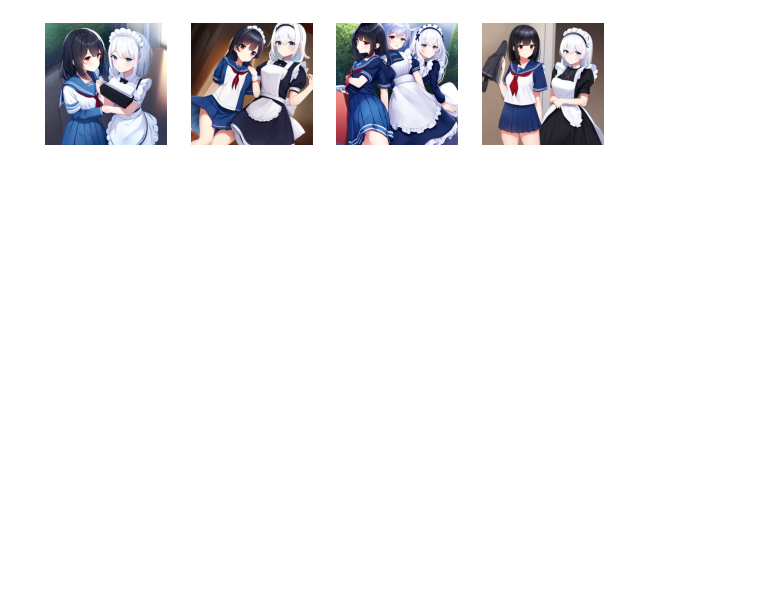
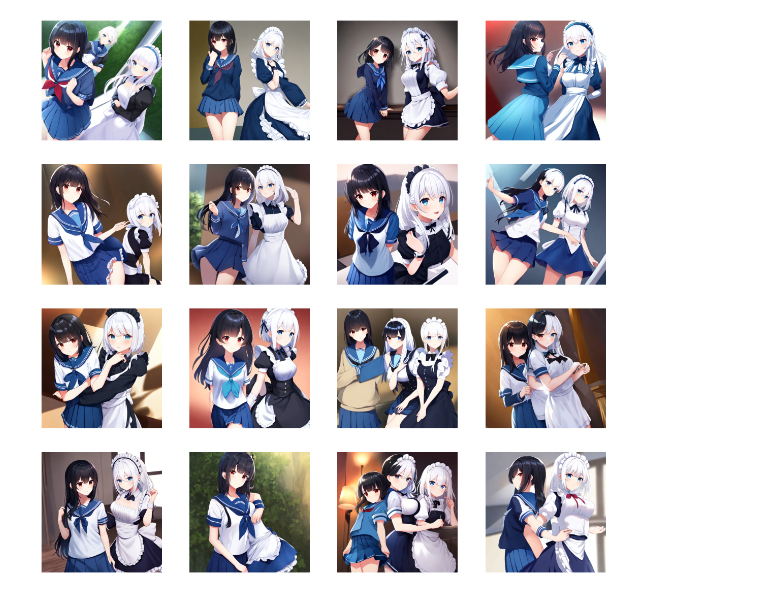
Before and after one commit to laksjdjf/sd_colabs, a Jupyter notebook: Attention_couple.ipynb, the cells around one changed output. Saved outputs shown, nothing was run; the diff lists cells and outputs as text; code cells hidden in the pictures; blank space fills up the shorter version.

```diff
--- a/Attention_couple.ipynb
+++ b/Attention_couple.ipynb
@@ -45,5 +49,7 @@ Requirement already satisfied: mypy-extensions>=0.3.0 in /usr/local/lib/python3.
 # %%
-#simple version
+#実装をわかりやすくするためのシンプルな画像生成パイプラインです
+#()[]やトークン長の拡張・CLIP skipはありません。
+#samplerもDDIMのみ
 
 import torch
 from diffusers import AutoencoderKL, DDIMScheduler, UNet2DConditionModel
@@ -55,21 +61,22 @@ from tqdm.notebook import tqdm
 
 class AttentionCoupleGenerator:
     def __init__(self,model_id, dtype=torch.float32, device="cuda"):
-        '''
-        model_id：diffusersモデルのパス/huggingfaceのリポジトリ
-        twoshot_weight：左右のプロンプトの強度（1で基本プロンプトは無視)
-        '''
+
         self.tokenizer = CLIPTokenizer.from_pretrained(model_id, subfolder='tokenizer')
         self.text_encoder = CLIPTextModel.from_pretrained(model_id, subfolder='text_encoder').eval().to(device, dtype=dtype)
+
         self.vae = AutoencoderKL.from_pretrained(model_id, subfolder='vae').eval().to(device, dtype=dtype)
+        self.vae.enable_slicing()
+
         self.unet = UNet2DConditionModel.from_pretrained(model_id, subfolder='unet').eval().to(device, dtype=dtype)
         self.unet.set_use_memory_efficient_attention_xformers(True)
-        self.vae.enable_slicing()
+
         self.scheduler = DDIMScheduler.from_pretrained(model_id, subfolder="scheduler")
+
         self.dtype = dtype
         self.device = device
 
-        self.hook_forwards(self.unet)
+        self.hook_forwards(self.unet) #Cross Attention書き換え
 
     def encode_prompts(self, prompts):
         '''
@@ -81,10 +88,8 @@ class AttentionCoupleGenerator:
             embs = self.text_encoder(tokens, output_hidden_states=True).last_hidden_state.to(self.device, dtype = self.dtype)
         return embs
 
+    #潜在変数からPillowに変換
     def decode_latents(self, latents):
-        '''
-        潜在変数からPillowに変換
-        '''
         latents = 1 / 0.18215 * latents
         with torch.no_grad():
             images = self.vae.decode(latents).sample
@@ -122,6 +127,7 @@ class AttentionCoupleGenerator:
         self.pixels = self.height * self.width
 
         progress_bar = tqdm(range(num_inference_steps), desc="Total Steps", leave=False)
+
         self.couple = True
         for i,t in enumerate(timesteps):
             #入力を作成
@@ -188,21 +194,26 @@ class AttentionCoupleGenerator:
 
             #cond * (1-w) + [left right] * w
             if self.couple:
-                rate = int((self.pixels // query.shape[1]) ** 0.5)
+                rate = int((self.pixels // query.shape[1]) ** 0.5) #down sampleの割合を確認
 
                 height = self.height // rate
                 width = self.width // rate
 
 
                 cond, left, right, uncond = hidden_states.chunk(4)
+
+                #画像の形に変換
                 left = left.reshape(left.shape[0],  height, width, left.shape[2])
                 right = right.reshape(right.shape[0],  height, width, right.shape[2])
 
+                #左右を分割して合体
                 couple = torch.cat([left[:,:,:width//2,:], right[:,:,width//2:,:]], dim=2)
                 couple = couple.reshape(cond.shape[0], -1,  cond.shape[2])
 
+                #重みづけ和
                 cond = cond * (1 - self.twoshot_weight) + couple * self.twoshot_weight
 
+                #uncondをくっつけておわり
                 hidden_states = torch.cat([cond,uncond])
 
             # linear proj
@@ -232,20 +242,20 @@ prompt = [
 negative_prompt = "worst quality, low quality, medium quality, deleted, lowres, comic, bad anatomy, bad hands, text, error, missing fingers, extra digit, fewer digits, cropped, jpeg artifacts, signature, watermark, username, blurry"
 # %%
 images = pipe(prompt,negative_prompt,
-              batch_size = 4,
-              num_inference_steps=50,
+              batch_size = 16, #一度に生成する画像数
+              num_inference_steps=50, #sampling step数
               height = 768,
               width = 768,
-              end_steps = 1, #attention coupleを終了するステップ数(0～1の割合)
-              twoshot_weight=1 #左右プロンプトの重み 0で基本プロンプトのみで生成、1で基本プロンプトを無視して生成
+              end_steps = 1, #attention coupleを終了するステップ数(0～1の割合で指定、1なら全ステップでattention coupleを適用、0は普通の生成になる)
+              twoshot_weight=1 #左右プロンプトの重み、0で基本プロンプトのみで生成、1で基本プロンプトを無視して生成
               )
 # %%
 import matplotlib.pyplot as plt
-import numpy as np
+import math
 plt.figure(figsize=(20,20))
 for i,image in enumerate(images):
-    plt.subplot(len(images),1,i+1)
+    plt.subplot(math.ceil(len(images)/4),4,i+1)
     plt.imshow(np.array(image))
     plt.axis('off')
 # %% [output]
-[figure, old version]
+[figure, new version]
```
Also changed, not shown: parts of 6 cells of this notebook.
